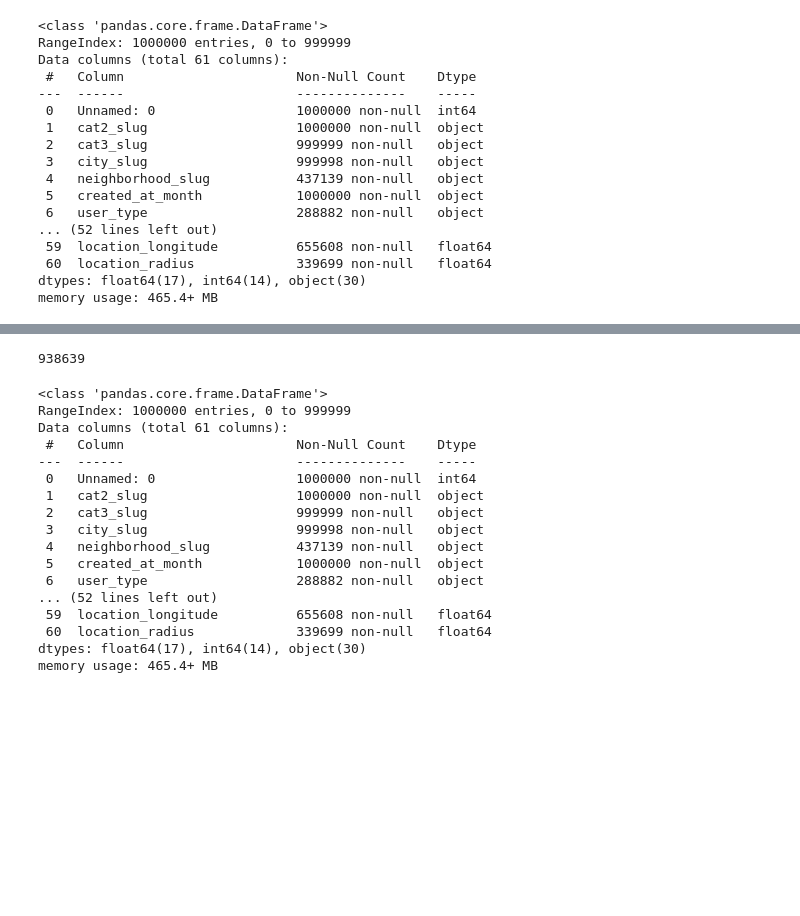
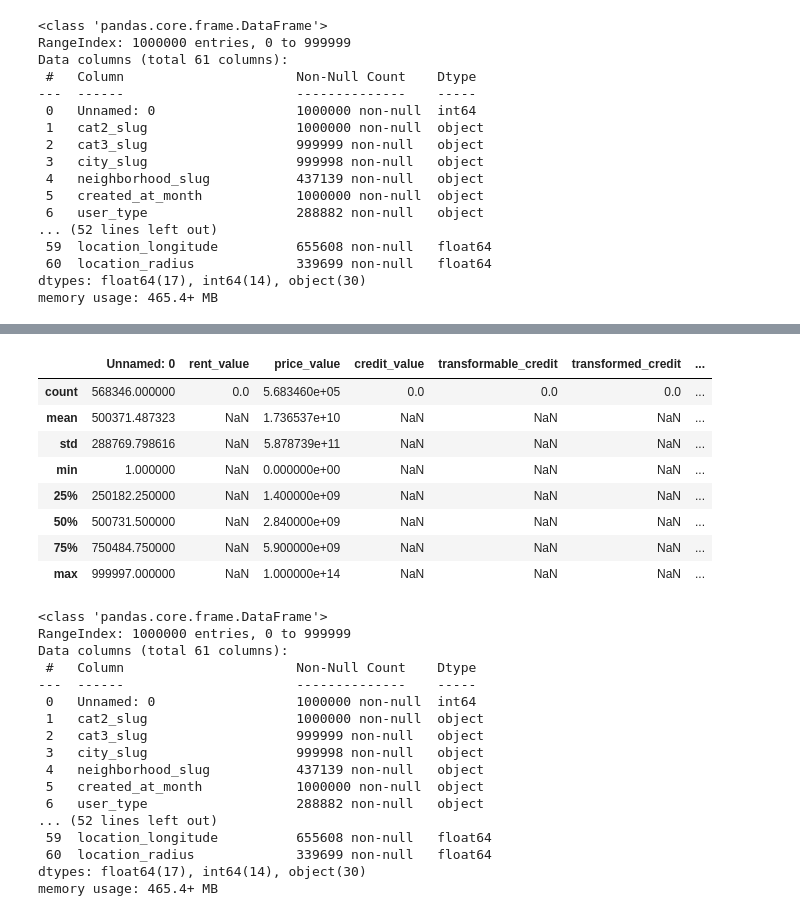
Before and after one commit to Navidbyti/real-estate-ml-project, a Jupyter notebook: 4-Problem2/drafts/navid-problem2.ipynb, the cells around one changed output, grey strips where cells are left out. Drawn from its saved outputs; the diff is of its cells as text; code cells hidden in the pictures; blank space fills up the shorter version.

```diff
--- a/4-Problem2/drafts/navid-problem2.ipynb
+++ b/4-Problem2/drafts/navid-problem2.ipynb
@@ -40,3 +46,15 @@ Data columns (total 61 columns):
 dtypes: float64(17), int64(1), object(43)
 memory usage: 465.4+ MB
 None
+# %%
+pd.set_option('display.max_columns', None)
+# df[~(df.land_size.isna())]
+df["property_type"].value_counts()
+# print(df["has_heating_system"].value_counts())
+#
+# df[df["construction_year"].isna()].cat3_slug.value_counts()
+# df[(df.rent_value > 100000)]
+# print(df.rent_value.max())
+# print(df.price_value.max())
+# print(df.rent_price_on_regular_days.max())
+# # df[df["rent_mode"] == "توافقی"]
@@ -235,24 +261,33 @@ has_summary_df
 # %%
 # DAILY RENT
 df_daily = df[df['rent_price_on_regular_days'].notna()].copy()
 
 # RENT (long-term)
 df_rent = df[
     (df['rent_value'].notna() | df['credit_value'].notna()) &
     (df['rent_price_on_regular_days'].isna())
 ].copy()
 
 # SELL
 df_sell = df[
     df['price_value'].notna() &
     (df['rent_value'].isna()) &
     (df['rent_price_on_regular_days'].isna())
 ].copy()
 
 
 df_sell.shape[0] + df_daily.shape[0] + df_rent.shape[0]
+df_sell.describe()
 # %% [output]
-938639
+|  | Unnamed: 0 | rent_value | price_value | credit_value | transformable_credit | transformed_credit | ... |
+| count | 568346.000000 | 0.0 | 5.683460e+05 | 0.0 | 0.0 | 0.0 | ... |
+| mean | 500371.487323 | NaN | 1.736537e+10 | NaN | NaN | NaN | ... |
+| std | 288769.798616 | NaN | 5.878739e+11 | NaN | NaN | NaN | ... |
+| min | 1.000000 | NaN | 0.000000e+00 | NaN | NaN | NaN | ... |
+| 25% | 250182.250000 | NaN | 1.400000e+09 | NaN | NaN | NaN | ... |
+| 50% | 500731.500000 | NaN | 2.840000e+09 | NaN | NaN | NaN | ... |
+| 75% | 750484.750000 | NaN | 5.900000e+09 | NaN | NaN | NaN | ... |
+| max | 999997.000000 | NaN | 1.000000e+14 | NaN | NaN | NaN | ... |
 # %%
 df.info()
 # %% [output]
```
Also changed, not shown: parts of 2 cells of this notebook, 2 other files.
